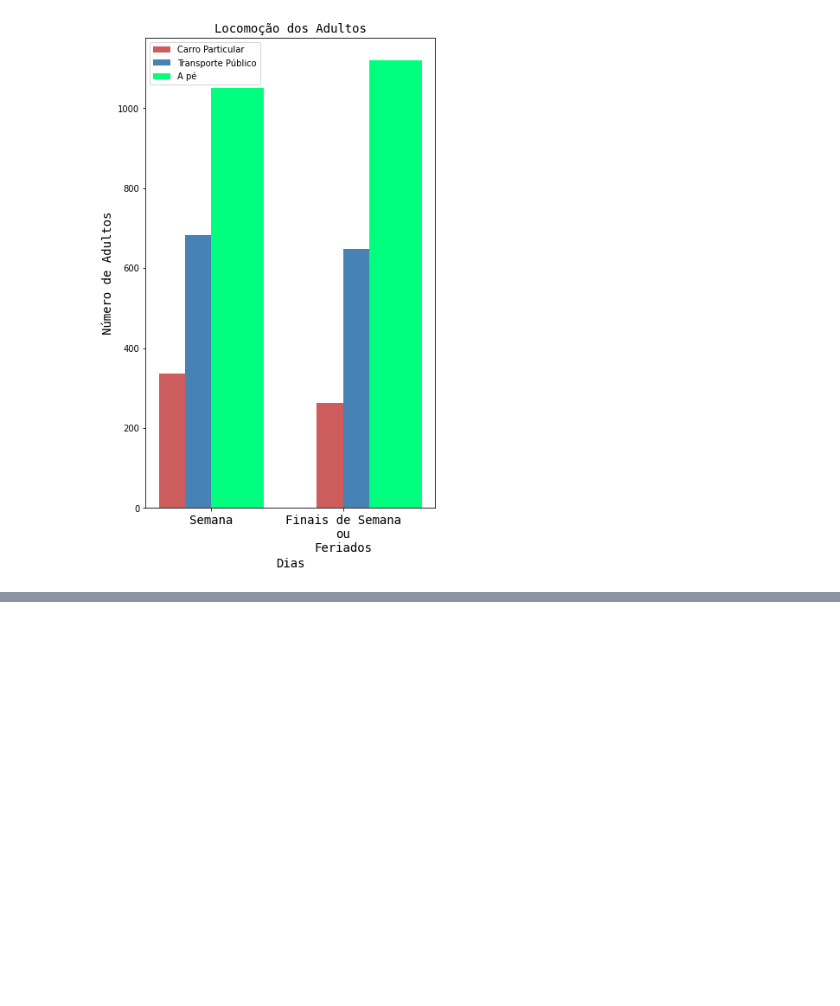
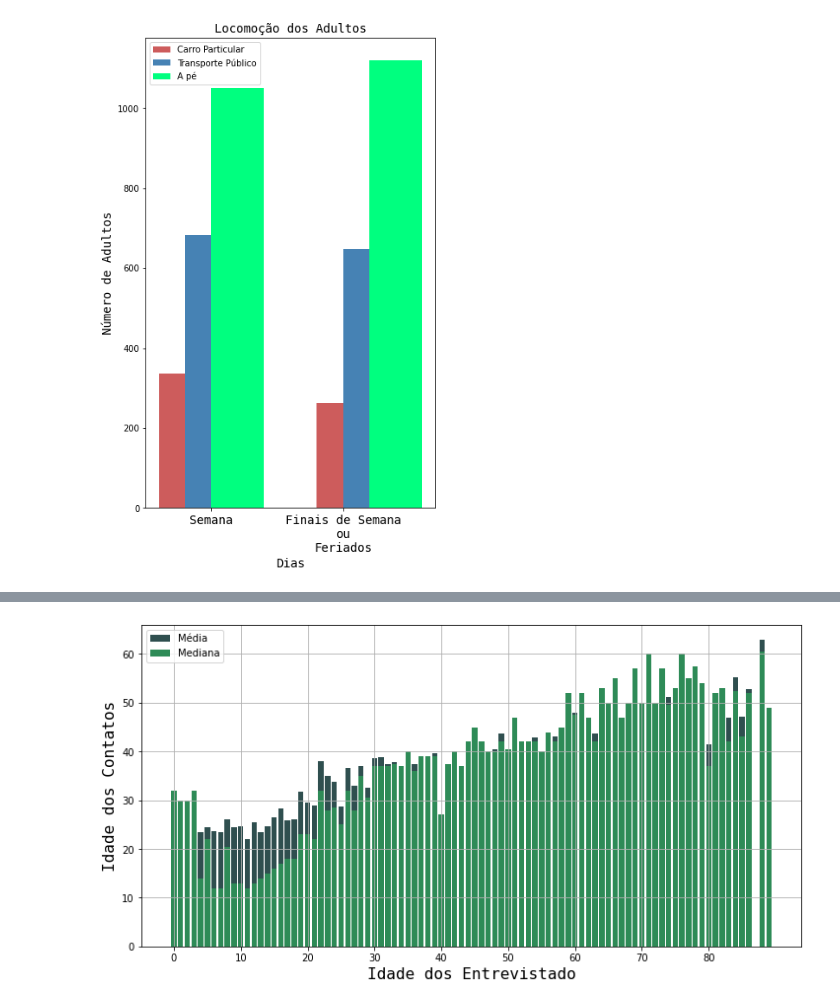
Before and after one commit to intcarlosmiguel/pesquisa_mestrado, a Jupyter notebook: main.ipynb, the cells around one changed output, grey strips where cells are left out. Cells and saved outputs as stored; diff of their text form; code cells hidden in the pictures; blank space fills up the shorter version.

```diff
--- a/main.ipynb
+++ b/main.ipynb
@@ -184,0 +176,4 @@ hist = [[0]*5,[0]*5]
+# %%
+conncection_idade(contacts02,criancas,adultos)
+# %% [output]
+[figure, added]
```
Also changed, not shown: parts of 6 cells of this notebook, 1 other file.
